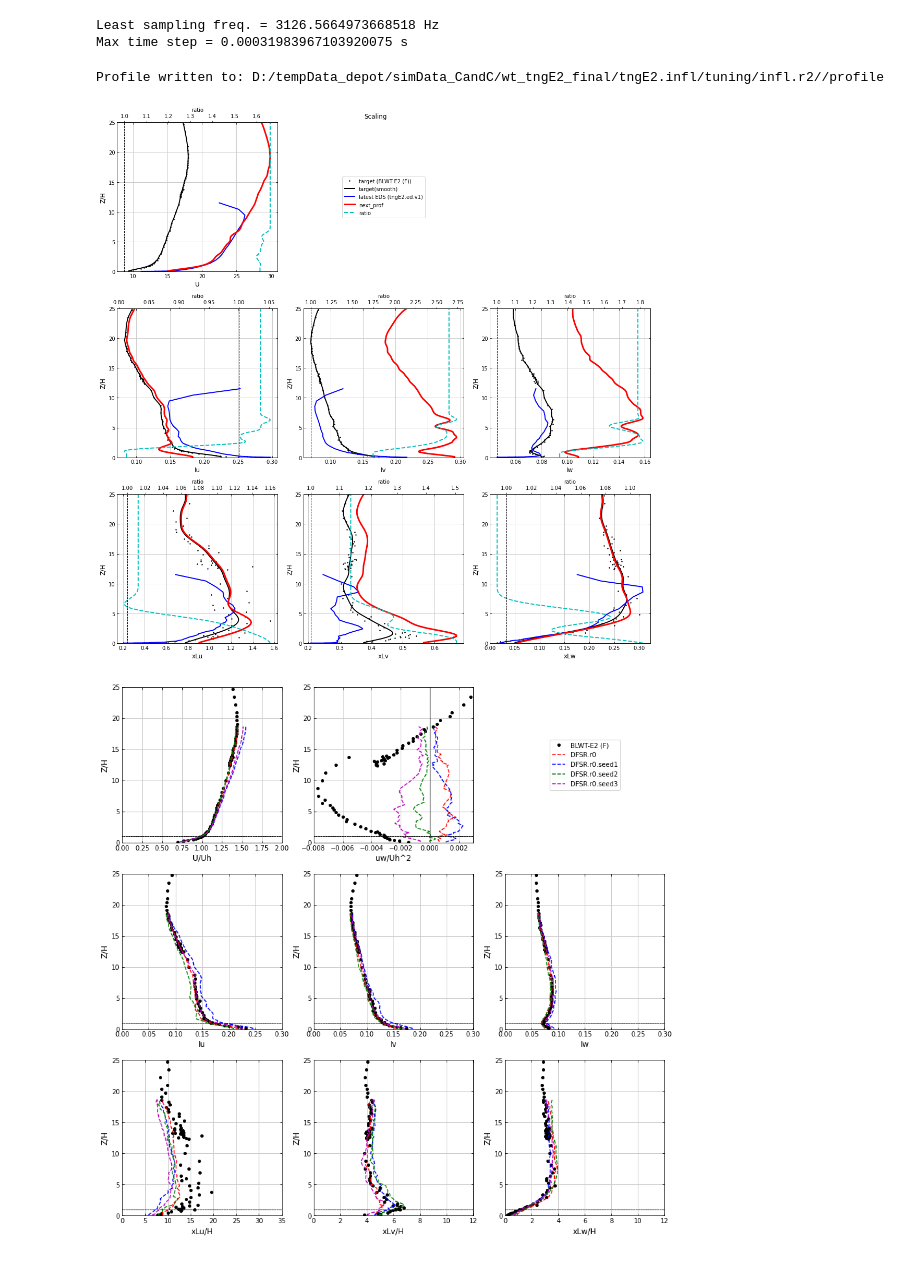
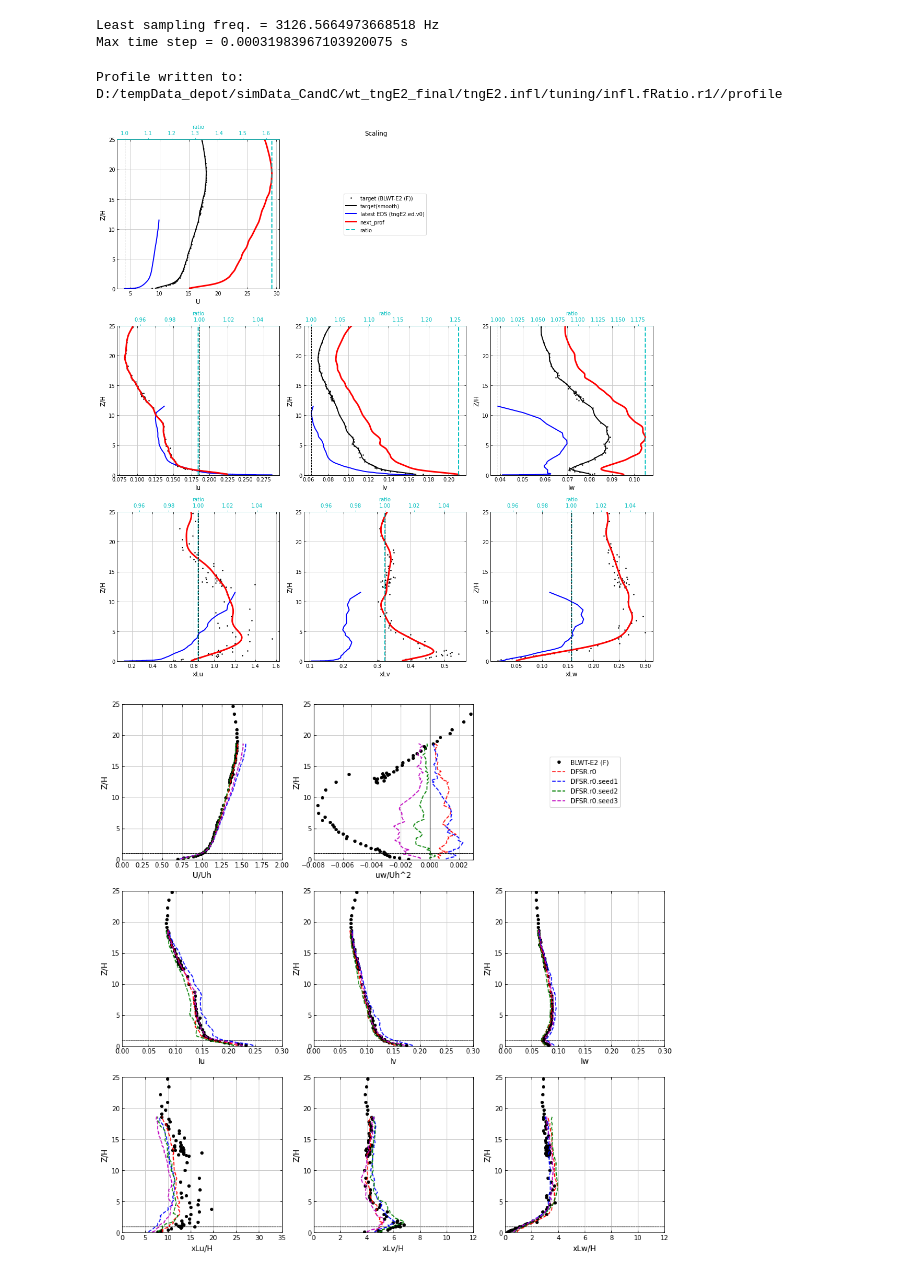
Before and after one commit to Tsinuel/windCalc, a Jupyter notebook: src/notebooks/CandC_load/lab_DFSR_2.ipynb, the cells around one changed output. Drawn from its saved outputs; the diff is of its cells as text; code cells hidden in the pictures.

```diff
--- a/src/notebooks/CandC_load/lab_DFSR_2.ipynb
+++ b/src/notebooks/CandC_load/lab_DFSR_2.ipynb
@@ -111,8 +119,18 @@ infl_E2.addInflow(caseName=inflowDir_E2+'tuning/', sampleName='infl.r0', name='D
 # convertDFSR_out_toNPY(inflowDir_E2+'tuning/', 'infl.r1')
 infl_E2.addInflow(caseName=inflowDir_E2+'tuning/', sampleName='infl.r1', name='DFSR.r1')
 
-# infl_E2.addInflow(caseName=dir_wtVl_tngE2+r"inflow/", sampleName='sampledData_inflow1', name='old_DFSR')
+# convertDFSR_out_toNPY(inflowDir_E2+'tuning/', 'infl.r2')
+infl_E2.addInflow(caseName=inflowDir_E2+'tuning/', sampleName='infl.r2', name='DFSR.r2')
 
-infl_E2.addIncident(caseDir=inflowDir_E2+'ED/tngE2.ed.v0/', probeName='prof_x0_y0', name='tngE2.ed.v0', showLog=True)
-infl_E2.addIncident(caseDir=inflowDir_E2+'ED/tngE2.ed.v1/', probeName='prof_x0_y0', name='tngE2.ed.v1', showLog=True)
+# convertDFSR_out_toNPY(inflowDir_E2+'tuning/', 'infl.r2.s2')
+infl_E2.addInflow(caseName=inflowDir_E2+'tuning/', sampleName='infl.r2.s2', name='DFSR.r2.s2')
+
+# infl_E2.addIncident(caseDir=inflowDir_E2+'ED/tngE2.ed.v0/', probeName='prof_x0_y0', name='tngE2.ed.v0', readFromNPY_file=True, writeToDataFile=True)
+infl_E2.addIncident(caseDir=inflowDir_E2+'ED/tngE2.ed.v1/', probeName='prof_x0_y0', name='tngE2.ed.v1', readFromNPY_file=True, writeToDataFile=True)
+infl_E2.addIncident(caseDir=inflowDir_E2+'ED/tngE2.ed.v1.m2/', probeName='prof_x0_y0', name='tngE2.ed.v1.m2', readFromNPY_file=True, writeToDataFile=True)
+# infl_E2.addIncident(caseDir=inflowDir_E2+'ED/tngE2.ed.v2/', probeName='prof_x0_y0', name='tngE2.ed.v2', readFromNPY_file=True, writeToDataFile=True)
+
+
+n=np.logspace(-3.5,1.5,100)
+infl_E2.refProfiles = wind.Profiles([wind.ESDU74(z0=0.01).toProfileObj(n=n), wind.ESDU85(z0=0.02).toProfileObj(n=n), ])
 # %% [output]
@@ -170,24 +233,26 @@ print(f"Max time step = {1/(10*wtVel_E2.Uh*2/wtVel_E2.H)} s")
 Least sampling freq. = 3126.5664973668518 Hz
 Max time step = 0.00031983967103920075 s
 # %%
-rnd = 2
+rnd = 1
 prof = infl_E2.writeProfile(
                             # dir=inflowDir_E2 + f'tuning/infl.r{rnd}/',
+                            # dir=inflowDir_E2 + f'tuning/infl.fRatio.r{rnd}/',
                             name='profile',
                             rounds=rnd,
                             zLim=[0,25],
                             debugMode=True,
                             applySmoothing=True,
                             applyLimitedSmoothing=False,
                             compensateFor_xLi_in_Ii=False,
+                            scaleByFixedRefHeightRatio=True,
                             zMin_scaling=0.08,
                             zMax_scaling=0.08*7,
                             scale_xLi=[False, True, False],
                             smoothWindow=[50, 50, 50, 50, 200, 150, 200],
                             figsize=[15,15])
 # %% [output]
-Profile written to: D:/tempData_depot/simData_CandC/wt_tngE2_final/tngE2.infl/tuning/infl.r2//profile
+Profile written to: D:/tempData_depot/simData_CandC/wt_tngE2_final/tngE2.infl/tuning/infl.fRatio.r1//profile
-[figure, old version]
+[figure, new version]
 # %%
 inflowDir_E2_test = r"D:/tempData_depot/simData_CandC/wt_tngE2_final/tngE2.infl/"
 
```
Also changed, not shown: parts of 6 cells of this notebook, 8 other files.
